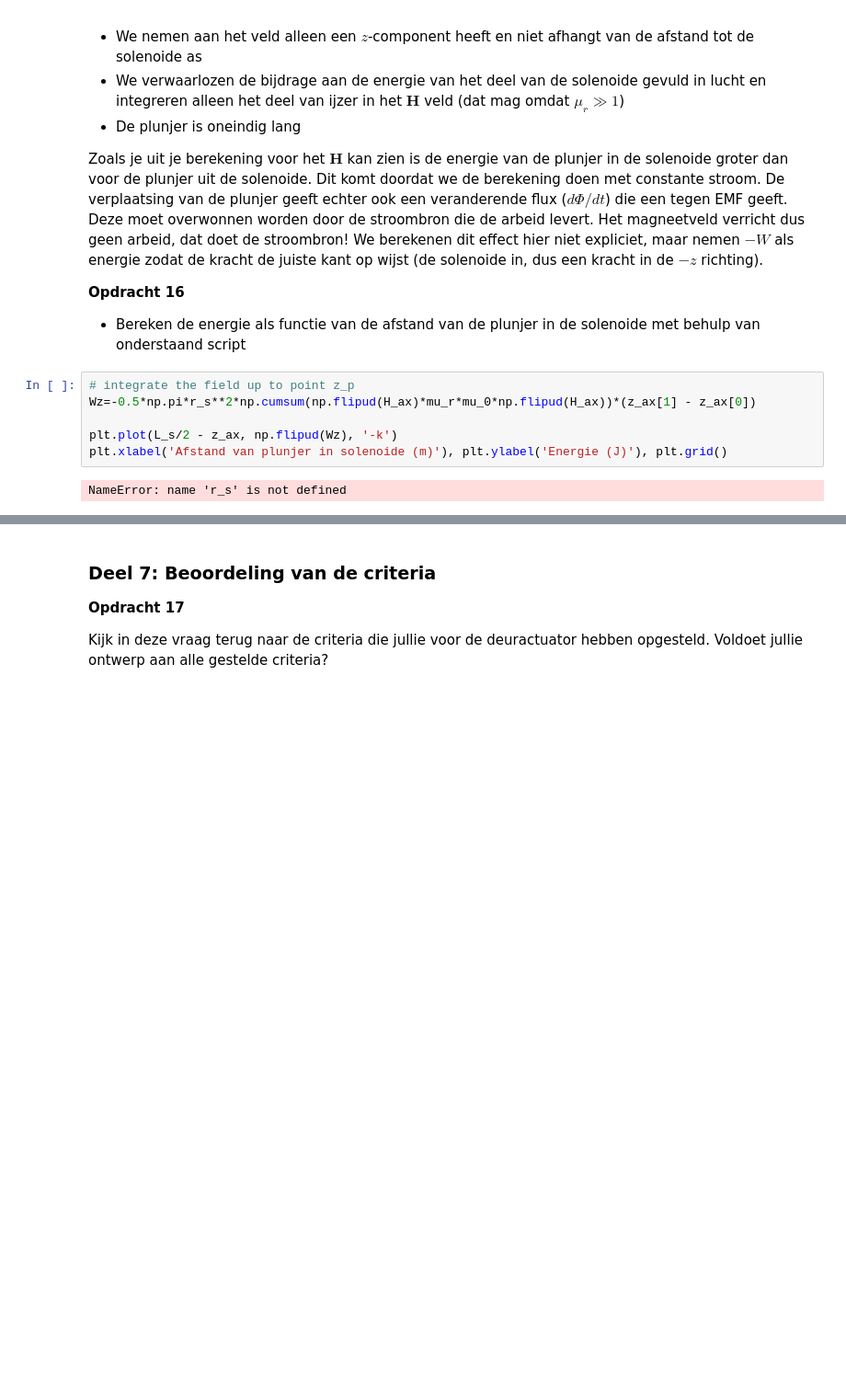
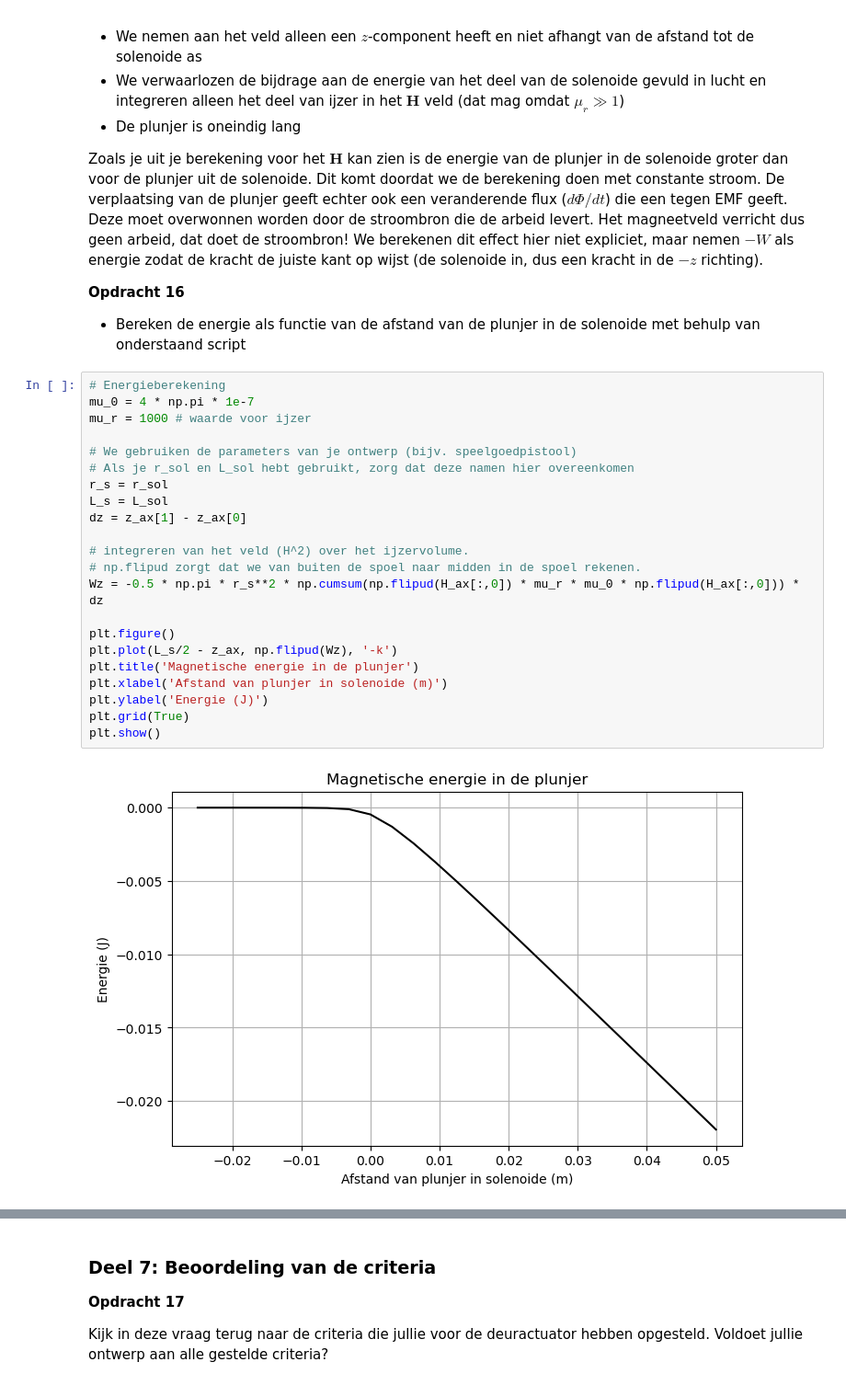
Before and after one commit to caricevonmorgen-dotcom/opdrachten-DEF-D-lol, a Jupyter notebook: 2KrachtactuatorOpdracht (1)/2KrachtactuatorOpdracht/KrachtactuatorOpdracht.ipynb, the cells around one changed output, grey strips where cells are left out. Shown at 92% size. Cells and saved outputs as stored; diff of their text form; blank space fills up the shorter version.

```diff
--- a/2KrachtactuatorOpdracht (1)/2KrachtactuatorOpdracht/KrachtactuatorOpdracht.ipynb
+++ b/2KrachtactuatorOpdracht (1)/2KrachtactuatorOpdracht/KrachtactuatorOpdracht.ipynb
@@ -448,10 +611,26 @@ Zoals je uit je berekening voor het $\mathbf{H}$ kan zien is de energie van de p
 
 * Bereken de energie als functie van de afstand van de plunjer in de solenoide met behulp van onderstaand script
 # %%
-# integrate the field up to point z_p
-Wz=-0.5*np.pi*r_s**2*np.cumsum(np.flipud(H_ax)*mu_r*mu_0*np.flipud(H_ax))*(z_ax[1] - z_ax[0])
+# Energieberekening
+mu_0 = 4 * np.pi * 1e-7
+mu_r = 1000 # waarde voor ijzer
 
+# We gebruiken de parameters van je ontwerp (bijv. speelgoedpistool)
+# Als je r_sol en L_sol hebt gebruikt, zorg dat deze namen hier overeenkomen
+r_s = r_sol
+L_s = L_sol
+dz = z_ax[1] - z_ax[0]
+
+# integreren van het veld (H^2) over het ijzervolume.
+# np.flipud zorgt dat we van buiten de spoel naar midden in de spoel rekenen.
+Wz = -0.5 * np.pi * r_s**2 * np.cumsum(np.flipud(H_ax[:,0]) * mu_r * mu_0 * np.flipud(H_ax[:,0])) * dz
+
+plt.figure()
 plt.plot(L_s/2 - z_ax, np.flipud(Wz), '-k')
-plt.xlabel('Afstand van plunjer in solenoide (m)'), plt.ylabel('Energie (J)'), plt.grid()
+plt.title('Magnetische energie in de plunjer')
+plt.xlabel('Afstand van plunjer in solenoide (m)')
+plt.ylabel('Energie (J)')
+plt.grid(True)
+plt.show()
 # %% [output]
-NameError: name 'r_s' is not defined
+[figure, added]
```
Also changed, not shown: parts of 12 cells of this notebook, 1 other file.
